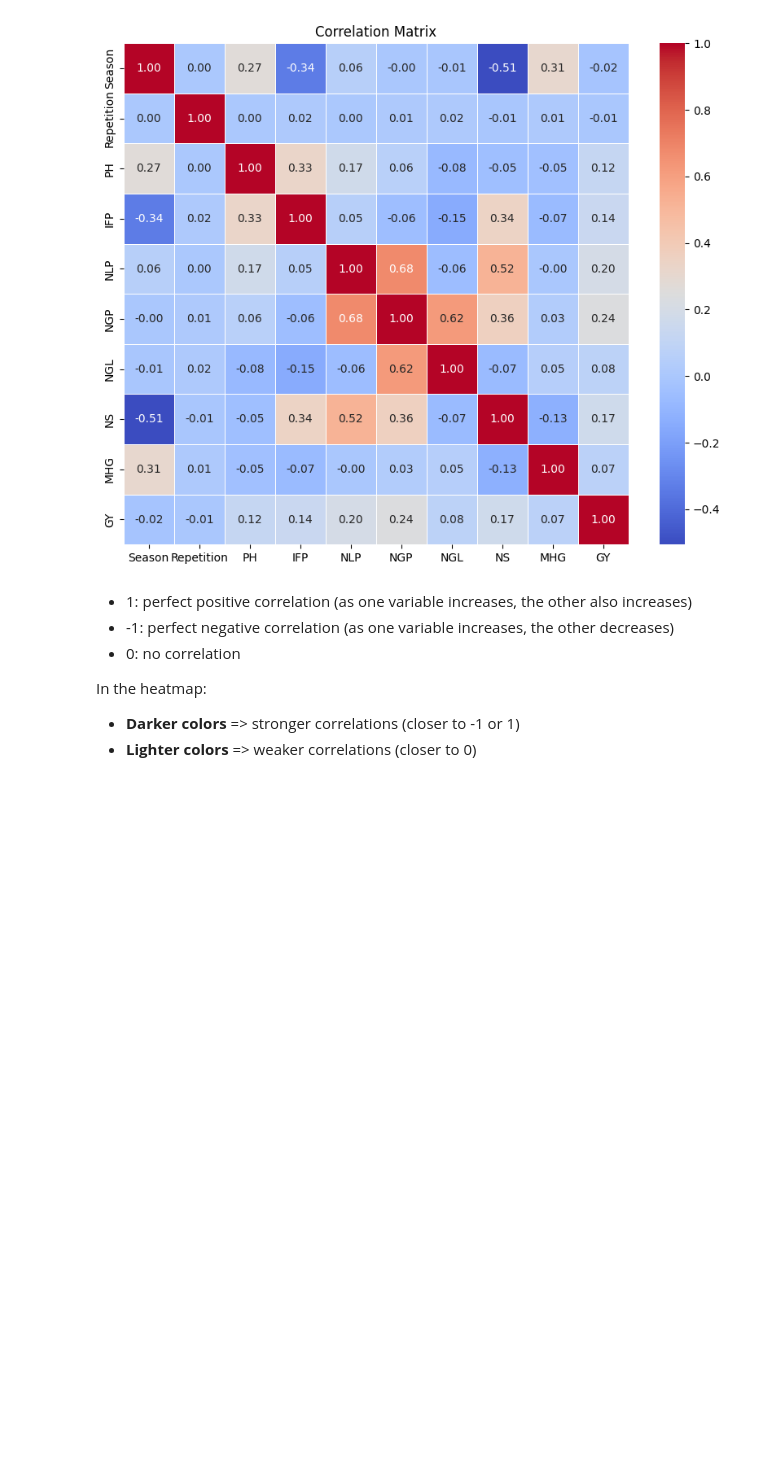
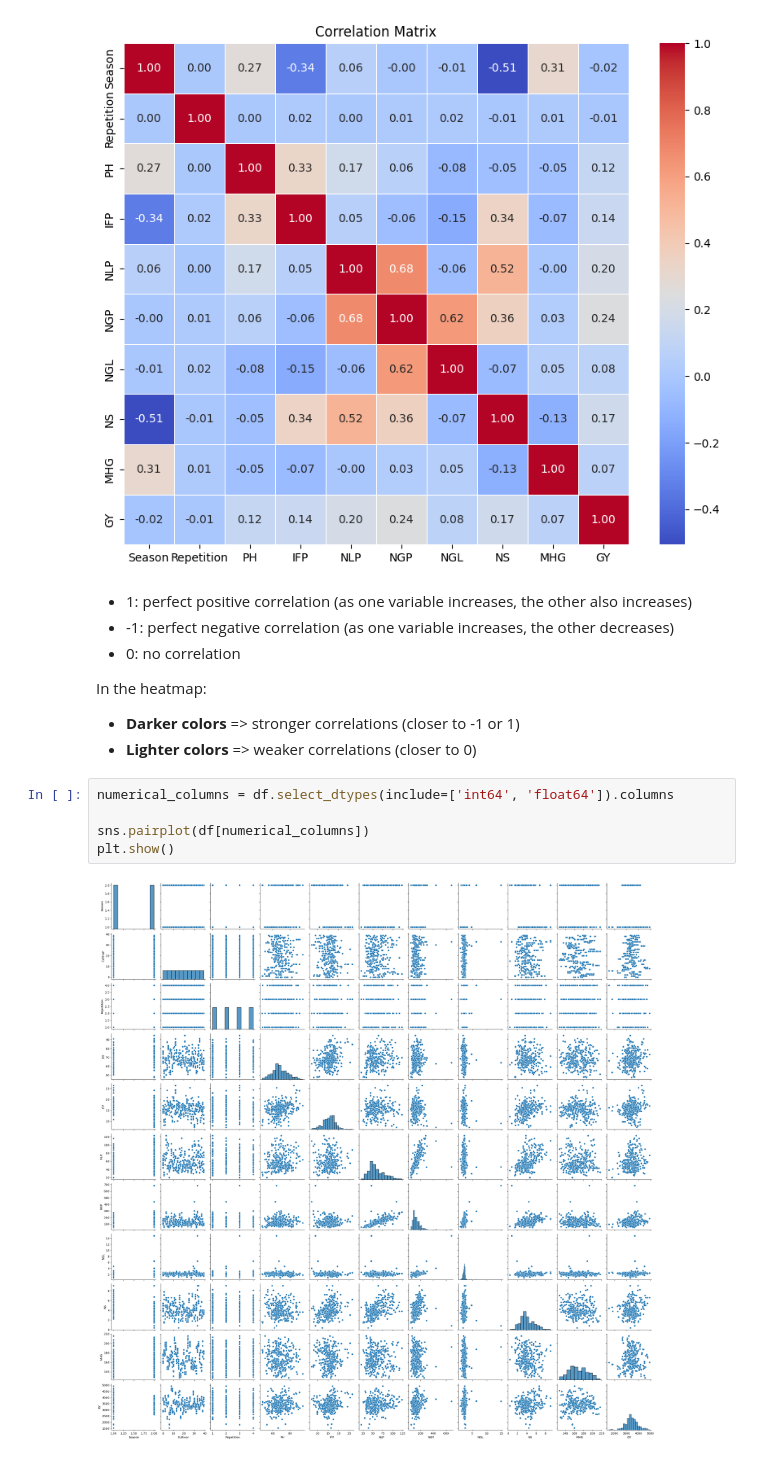
Before and after one commit to AntoniaPopovici/VOIS_2024, a Jupyter notebook: main.ipynb, the cells around one changed output. Saved outputs shown, nothing was run; the diff lists cells and outputs as text; blank space fills up the shorter version.

```diff
--- a/main.ipynb
+++ b/main.ipynb
@@ -191,3 +180,10 @@ plt.show()
 In the heatmap:
 - **Darker colors** => stronger correlations (closer to -1 or 1)
 - **Lighter colors** => weaker correlations (closer to 0)
+# %%
+numerical_columns = df.select_dtypes(include=['int64', 'float64']).columns
+
+sns.pairplot(df[numerical_columns])
+plt.show()
+# %% [output]
+[figure, added]
```
Also changed, not shown: parts of 5 cells of this notebook.
